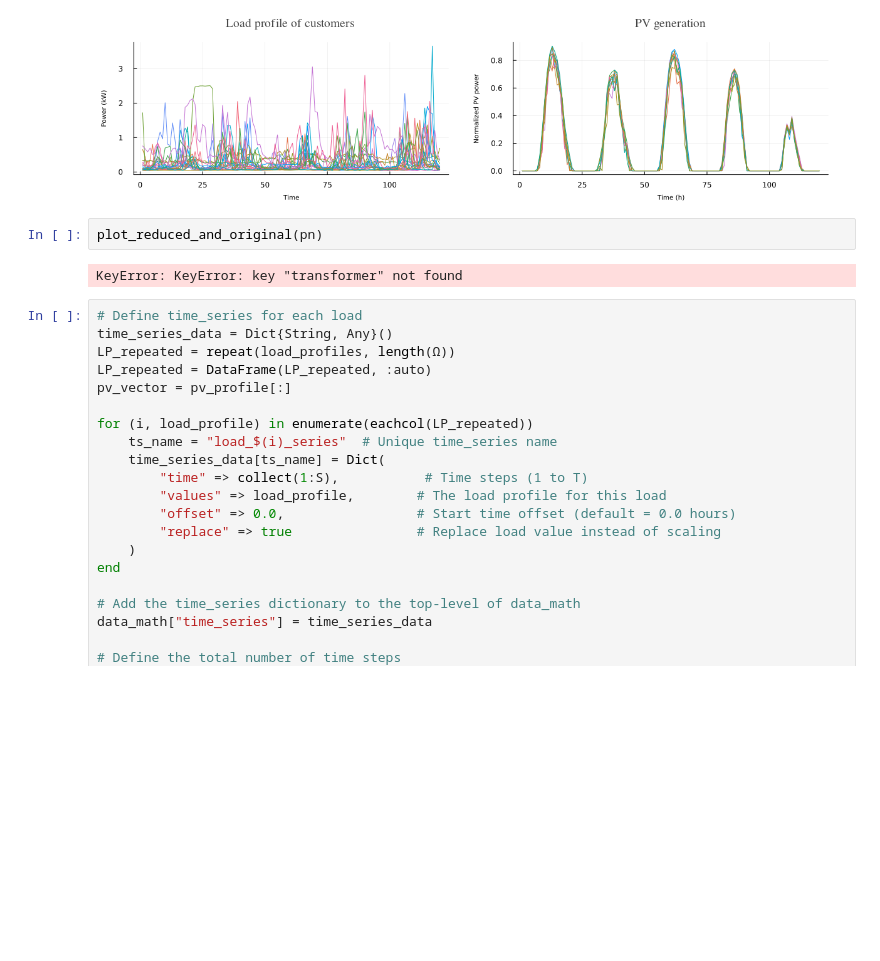
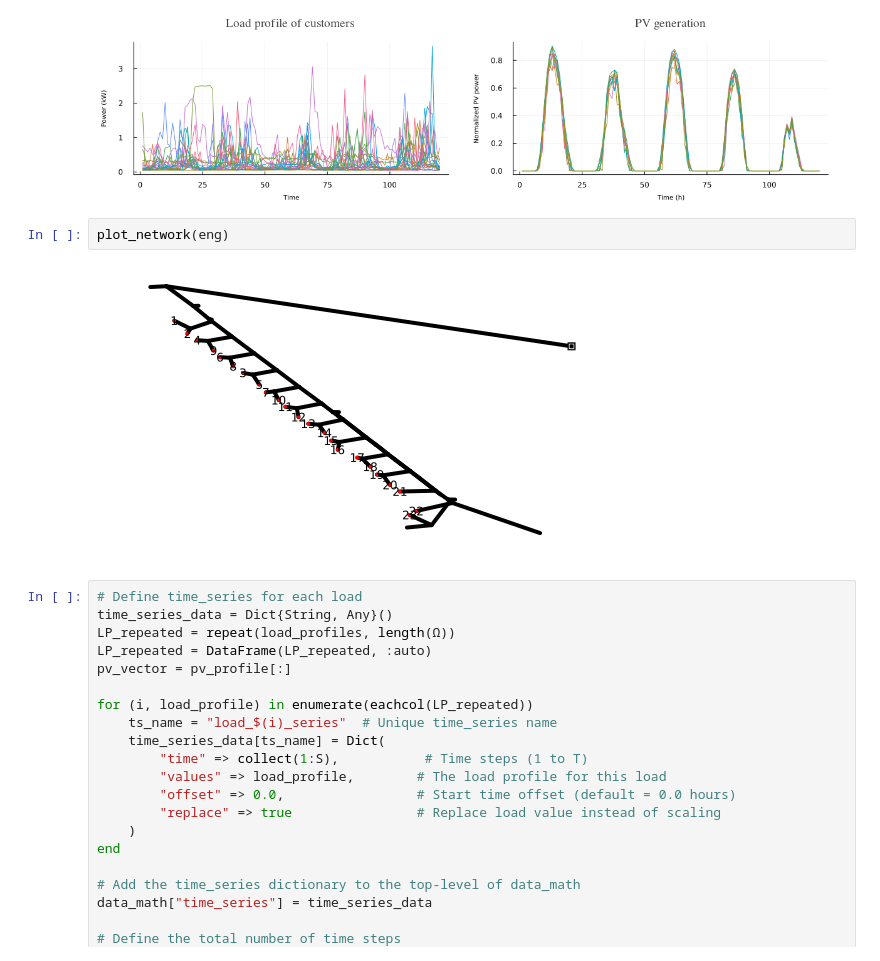
Before and after one commit to A1iJalilian/Risk-based-Fast-Hosting-Capacity-Analysis, a Jupyter notebook: main.ipynb, the cells around one changed output. Cells and saved outputs as stored; diff of their text form; blank space fills up the shorter version.

Commit message:
updata plots with load_ids

```diff
--- a/main.ipynb
+++ b/main.ipynb
@@ -55,9 +55,9 @@ display(plt)
 # %% [output]
 [figure]
 # %%
-plot_reduced_and_original(pn)
+plot_network(eng)
 # %% [output]
-KeyError: KeyError: key "transformer" not found
+[figure, added]
 # %%
 # Define time_series for each load
 time_series_data = Dict{String, Any}()
```
Also changed, not shown: parts of 8 cells of this notebook, 1 other file.
